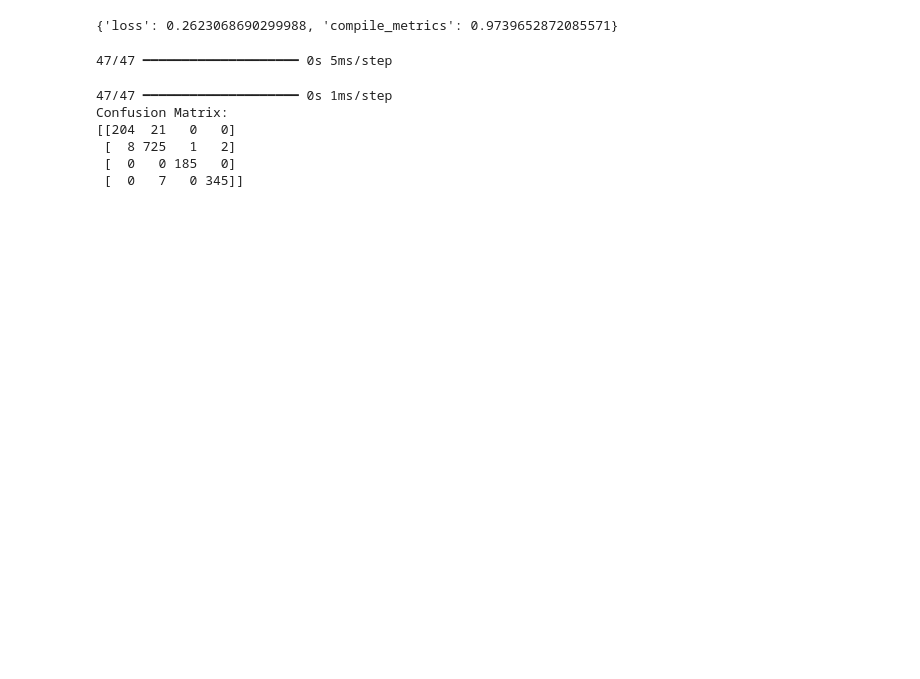
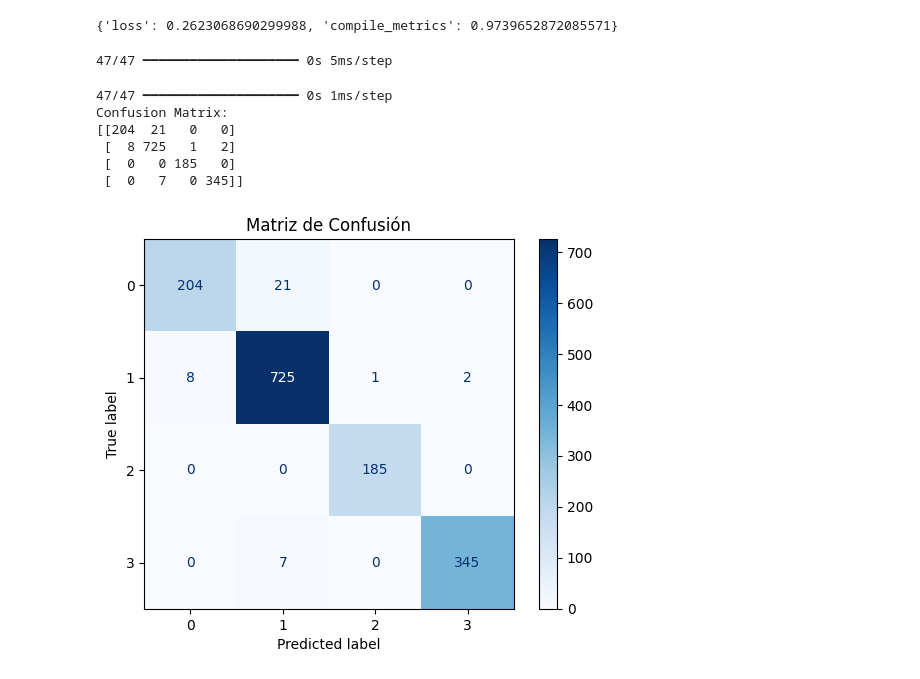
Before and after one commit to jbuzzio/DeepLearning, a Jupyter notebook: 03_arquitectura_de_linea_de_base.ipynb, the cells around one changed output. Drawn from its saved outputs; the diff is of its cells as text; code cells hidden in the pictures; blank space fills up the shorter version.

```diff
--- a/03_arquitectura_de_linea_de_base.ipynb
+++ b/03_arquitectura_de_linea_de_base.ipynb
@@ -184,3 +184,14 @@ Confusion Matrix:
  [  8 725   1   2]
  [  0   0 185   0]
  [  0   7   0 345]]
+# %%
+# Calcular la matriz de confusión
+cm = confusion_matrix(true_labels, test_preds, labels=np.unique(y_encode))
+
+# Mostrar la matriz de confusión como una gráfica
+disp = ConfusionMatrixDisplay(confusion_matrix=cm, display_labels=np.unique(y_encode))
+disp.plot(cmap=plt.cm.Blues)
+plt.title("Matriz de Confusión")
+plt.show()
+# %% [output]
+[figure, added]
```
Also changed, not shown: parts of 1 cell of this notebook.
